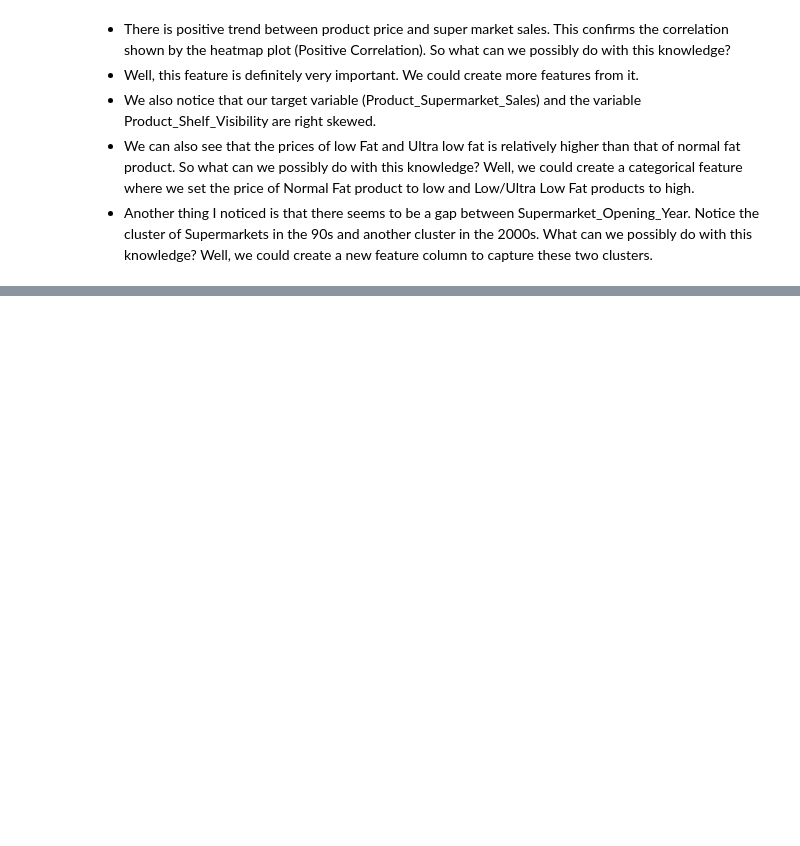
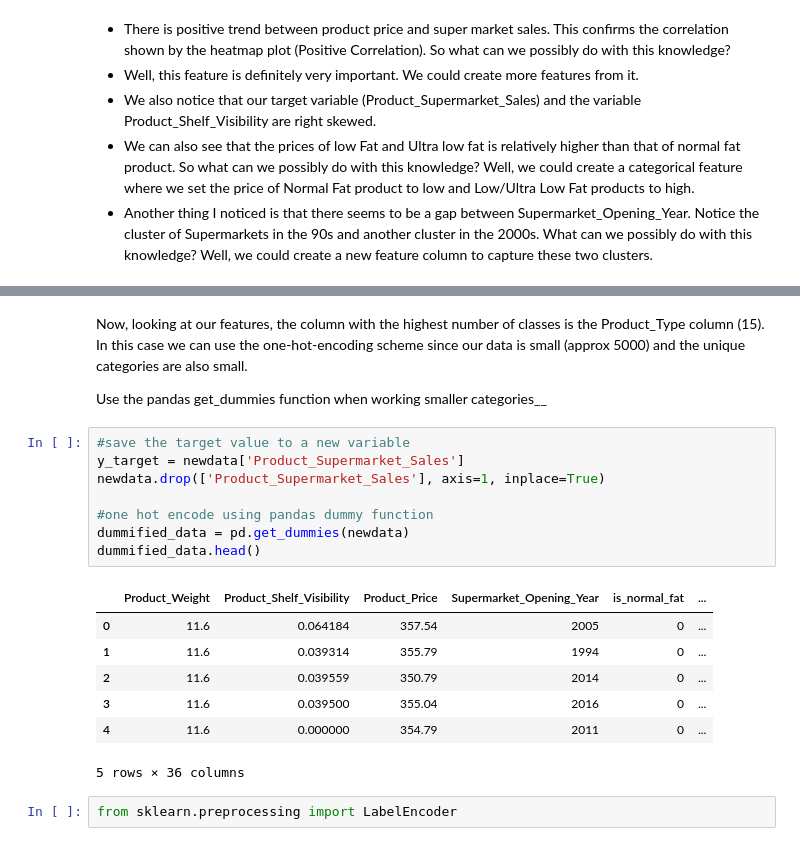
Before and after one commit to mihrimasahee/Supermarket-data-Analysis, a Jupyter notebook: supermarket sales data analysis.ipynb, the cells around one changed output, grey strips where cells are left out. Drawn from its saved outputs; the diff is of its cells as text; blank space fills up the shorter version.

```diff
--- a/supermarket sales data analysis.ipynb
+++ b/supermarket sales data analysis.ipynb
@@ -203,0 +400,22 @@ TypeError: 'NoneType' object is not callable
+# %% [markdown]
+Now, looking at our features, the column with the highest number of classes is the Product_Type column (15). In this case we can use the one-hot-encoding scheme since our data is small (approx 5000) and the unique categories are also small.
+
+Use the pandas get_dummies function when working smaller categories__
+# %%
+#save the target value to a new variable
+y_target = newdata['Product_Supermarket_Sales']
+newdata.drop(['Product_Supermarket_Sales'], axis=1, inplace=True)
+
+#one hot encode using pandas dummy function
+dummified_data = pd.get_dummies(newdata)
+dummified_data.head()
+# %% [output]
+|  | Product_Weight | Product_Shelf_Visibility | Product_Price | Supermarket_Opening_Year | is_normal_fat | ... |
+| 0 | 11.6 | 0.064184 | 357.54 | 2005 | 0 | ... |
+| 1 | 11.6 | 0.039314 | 355.79 | 1994 | 0 | ... |
+| 2 | 11.6 | 0.039559 | 350.79 | 2014 | 0 | ... |
+| 3 | 11.6 | 0.039500 | 355.04 | 2016 | 0 | ... |
+| 4 | 11.6 | 0.000000 | 354.79 | 2011 | 0 | ... |
+5 rows × 36 columns
+# %%
+from sklearn.preprocessing import LabelEncoder
```
Also changed, not shown: parts of 27 cells of this notebook.
